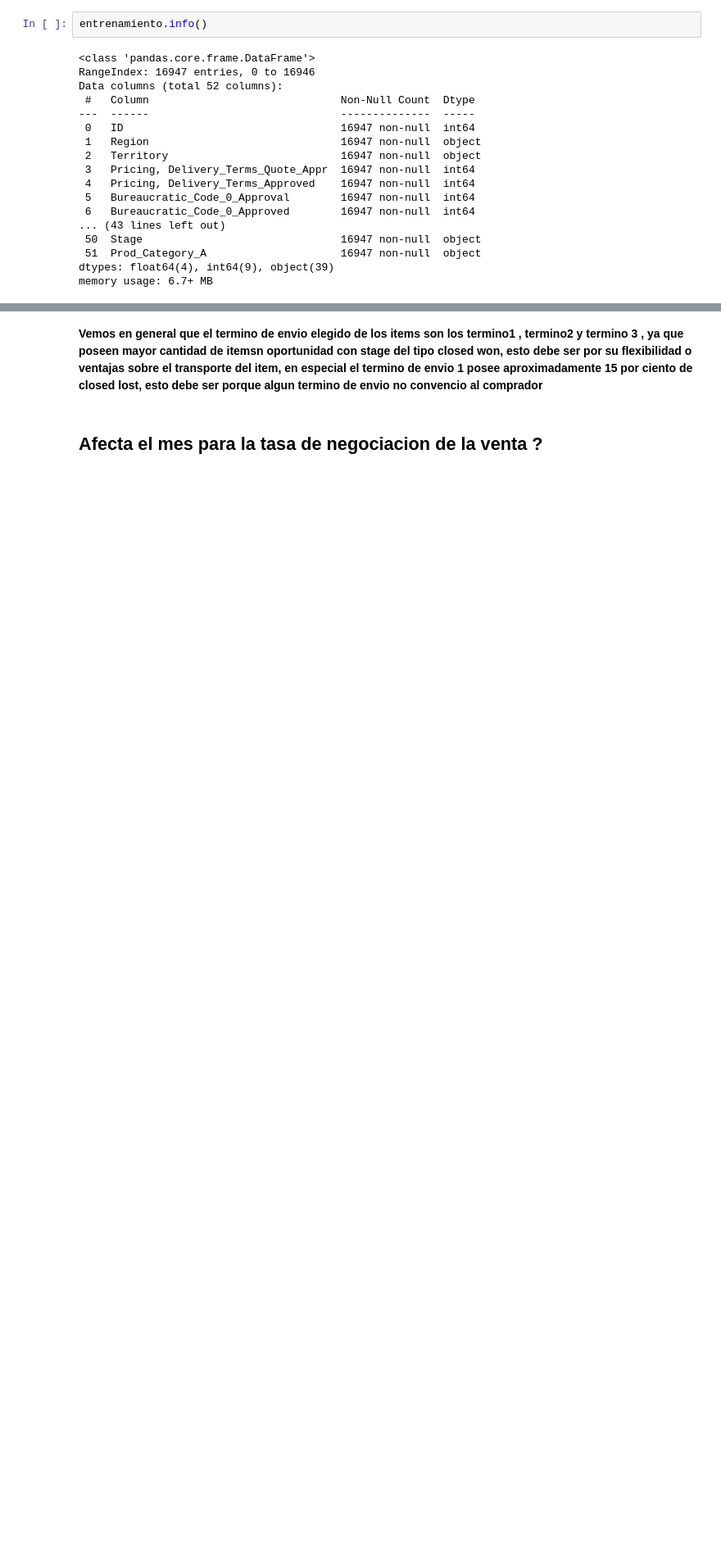
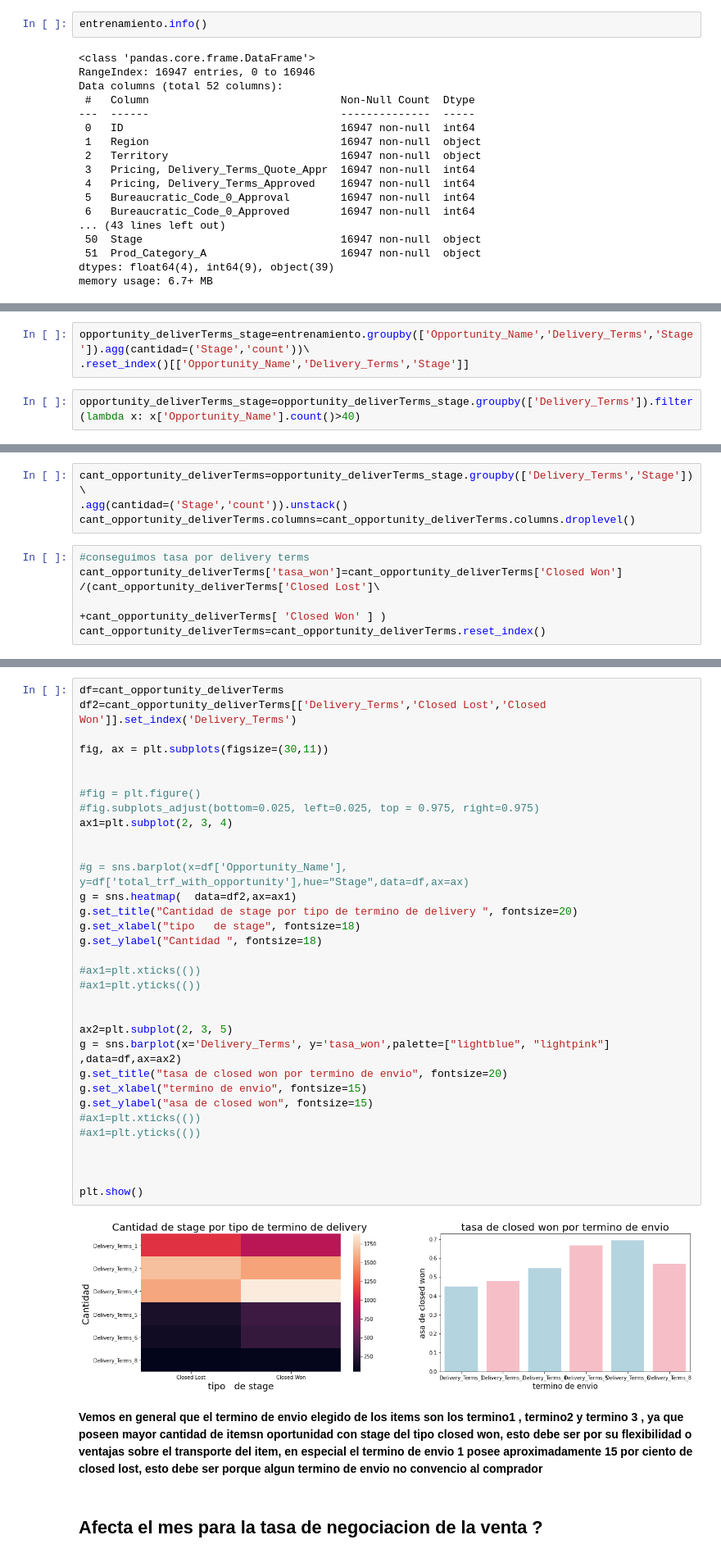
Before and after one commit to joaquinparodi/TP-DATOS, a Jupyter notebook: tp1orga.ipynb, the cells around one changed output, grey strips where cells are left out. Shown at 82% size. Drawn from its saved outputs; the diff is of its cells as text; blank space fills up the shorter version.

```diff
--- a/tp1orga.ipynb
+++ b/tp1orga.ipynb
@@ -111,0 +150,5 @@ plt.show()
+# %%
+opportunity_deliverTerms_stage=entrenamiento.groupby(['Opportunity_Name','Delivery_Terms','Stage']).agg(cantidad=('Stage','count'))\
+.reset_index()[['Opportunity_Name','Delivery_Terms','Stage']]
+# %%
+opportunity_deliverTerms_stage=opportunity_deliverTerms_stage.groupby(['Delivery_Terms']).filter(lambda x: x['Opportunity_Name'].count()>40)
@@ -111,0 +187,9 @@ plt.show()
+# %%
+cant_opportunity_deliverTerms=opportunity_deliverTerms_stage.groupby(['Delivery_Terms','Stage'])\
+.agg(cantidad=('Stage','count')).unstack()
+cant_opportunity_deliverTerms.columns=cant_opportunity_deliverTerms.columns.droplevel()
+# %%
+#conseguimos tasa por delivery terms
+cant_opportunity_deliverTerms['tasa_won']=cant_opportunity_deliverTerms['Closed Won'] /(cant_opportunity_deliverTerms['Closed Lost']\
+                                                                                        +cant_opportunity_deliverTerms[ 'Closed Won' ] )
+cant_opportunity_deliverTerms=cant_opportunity_deliverTerms.reset_index()
@@ -112,3 +206,38 @@ plt.show()
+# %%
+df=cant_opportunity_deliverTerms
+df2=cant_opportunity_deliverTerms[['Delivery_Terms','Closed Lost','Closed Won']].set_index('Delivery_Terms')
+
+fig, ax = plt.subplots(figsize=(30,11))
+
+
+#fig = plt.figure()
+#fig.subplots_adjust(bottom=0.025, left=0.025, top = 0.975, right=0.975)
+ax1=plt.subplot(2, 3, 4)
+
+
+#g = sns.barplot(x=df['Opportunity_Name'], y=df['total_trf_with_opportunity'],hue="Stage",data=df,ax=ax)
+g = sns.heatmap(  data=df2,ax=ax1)
+g.set_title("Cantidad de stage por tipo de termino de delivery ", fontsize=20)
+g.set_xlabel("tipo   de stage", fontsize=18)
+g.set_ylabel("Cantidad ", fontsize=18)
+
+#ax1=plt.xticks(())
+#ax1=plt.yticks(())
+
+
+ax2=plt.subplot(2, 3, 5)
+g = sns.barplot(x='Delivery_Terms', y='tasa_won',palette=["lightblue", "lightpink"] ,data=df,ax=ax2)
+g.set_title("tasa de closed won por termino de envio", fontsize=20)
+g.set_xlabel("termino de envio", fontsize=15)
+g.set_ylabel("asa de closed won", fontsize=15)
+#ax1=plt.xticks(())
+#ax1=plt.yticks(())
+
+
+
+plt.show()
+# %% [output]
+[figure, added]
 # %% [markdown]
 **Vemos en general que el termino de envio elegido de los items son los termino1 , termino2 y termino 3 , ya que poseen mayor cantidad de itemsn oportunidad con stage del tipo closed won, esto debe ser por su flexibilidad o ventajas sobre el transporte del item, en especial el termino de envio 1 posee  aproximadamente  15 por ciento de closed lost, esto debe ser porque algun termino de envio no convencio al comprador**
 # %% [markdown]
```
Also changed, not shown: parts of 31 cells of this notebook.
